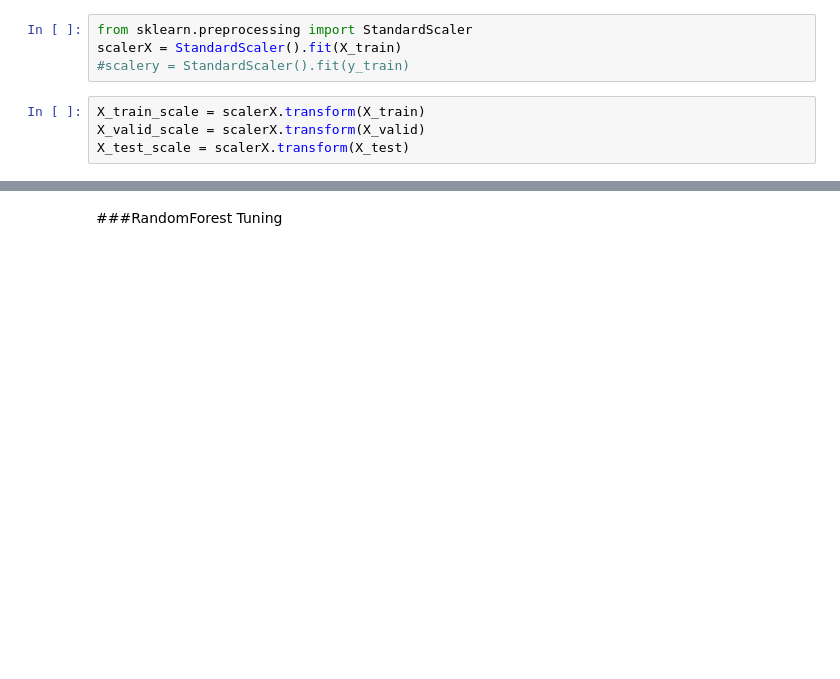
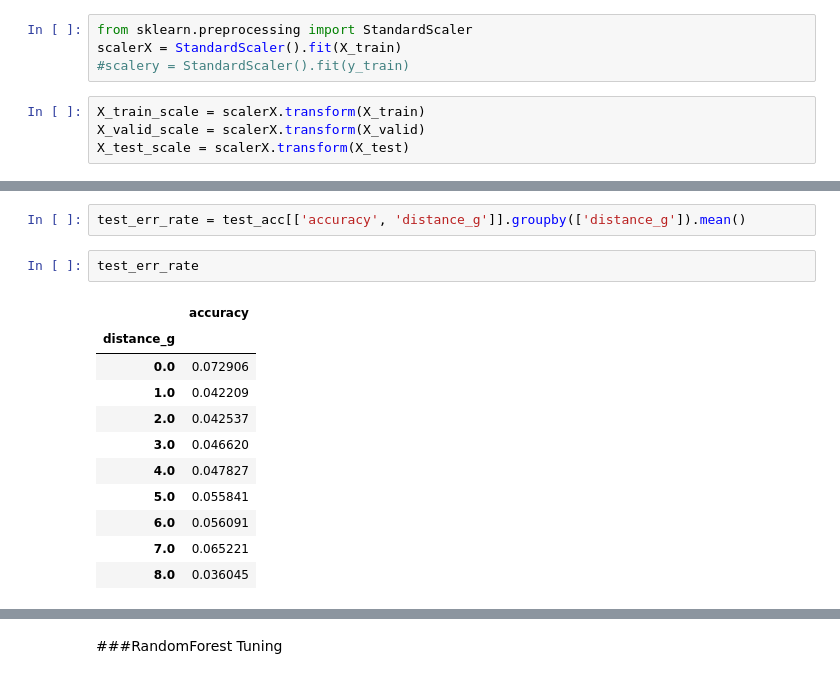
Before and after one commit to DopeorNope-Lee/Object-Depth-detection-based-hybrid-Distance-estimator, a Jupyter notebook: odd/ODD_RandomForest.ipynb, the cells around one changed output, grey strips where cells are left out. Saved outputs shown, nothing was run; the diff lists cells and outputs as text; blank space fills up the shorter version.

```diff
--- a/odd/ODD_RandomForest.ipynb
+++ b/odd/ODD_RandomForest.ipynb
@@ -111,0 +179,16 @@ X_train
+# %%
+test_err_rate = test_acc[['accuracy', 'distance_g']].groupby(['distance_g']).mean()
+# %%
+test_err_rate
+# %% [output]
+|  | accuracy |
+| distance_g |  |
+| 0.0 | 0.072906 |
+| 1.0 | 0.042209 |
+| 2.0 | 0.042537 |
+| 3.0 | 0.046620 |
+| 4.0 | 0.047827 |
+| 5.0 | 0.055841 |
+| 6.0 | 0.056091 |
+| 7.0 | 0.065221 |
+| 8.0 | 0.036045 |
```
Also changed, not shown: parts of 33 cells of this notebook.
